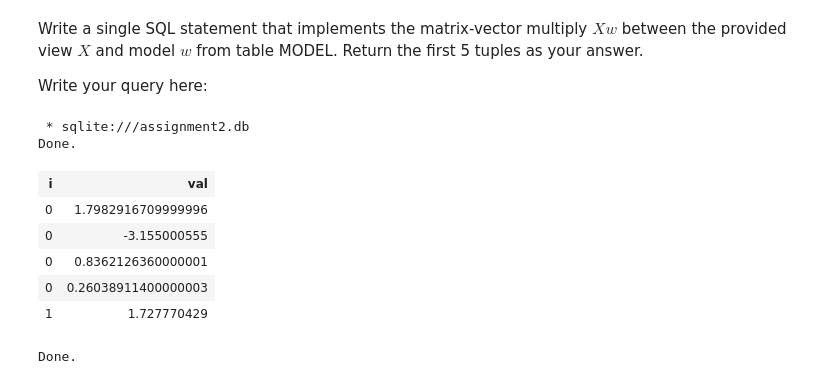
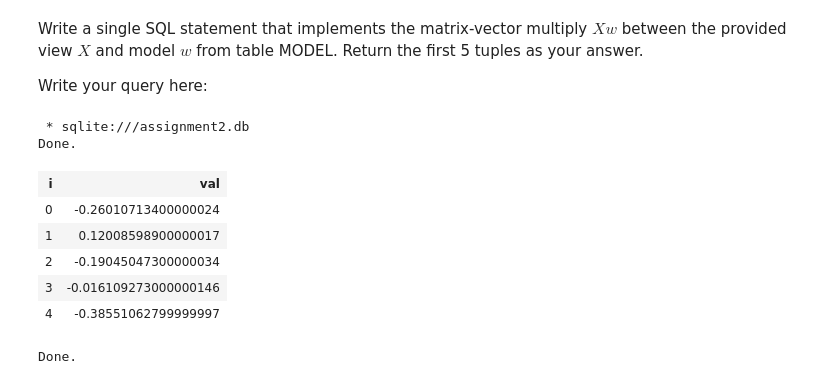
Before and after one commit to jhuang292/SQL, a Jupyter notebook: assignment2.ipynb, the cells around one changed output. Saved outputs shown, nothing was run; the diff lists cells and outputs as text; code cells hidden in the pictures.

```diff
--- a/assignment2.ipynb
+++ b/assignment2.ipynb
@@ -544,19 +544,19 @@ Write your query here:
 # %%
 %%sql
 SELECT X.i AS i, SUM(X.val * MODEL.val) AS val
 FROM X, MODEL
 WHERE X.j = MODEL.j
-GROUP BY X.i, MODEL.j
+GROUP BY X.i
 LIMIT 5
 # %% [output]
  * sqlite:///assignment2.db
 Done.
 | i | val |
-| 0 | 1.7982916709999996 |
-| 0 | -3.155000555 |
-| 0 | 0.8362126360000001 |
-| 0 | 0.26038911400000003 |
-| 1 | 1.727770429 |
+| 0 | -0.26010713400000024 |
+| 1 | 0.12008598900000017 |
+| 2 | -0.19045047300000034 |
+| 3 | -0.016109273000000146 |
+| 4 | -0.38551062799999997 |
 # %%
 """
 Expected output below- don't re-evaluate this cell!
```
